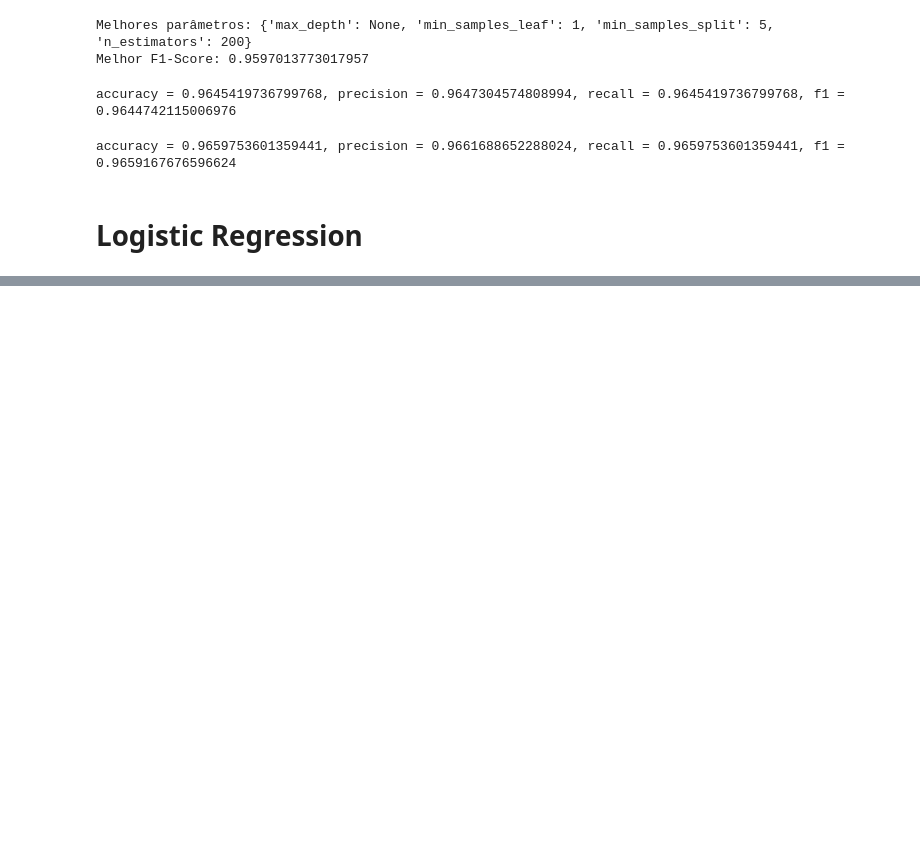
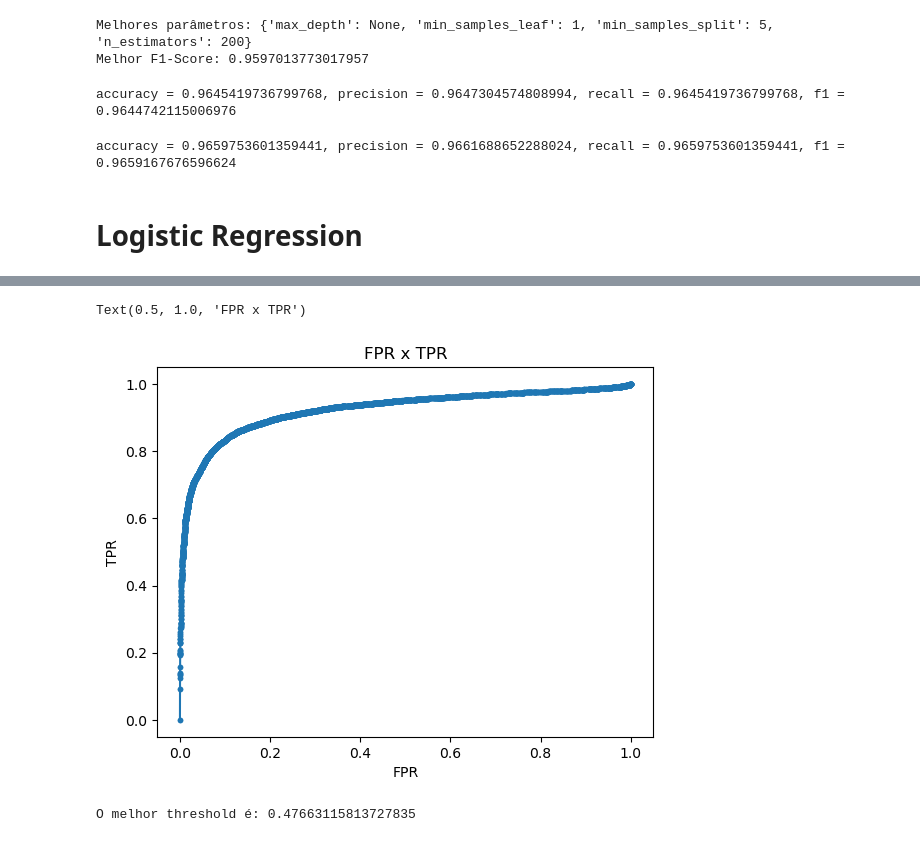
Before and after one commit to LuigiFerrari14/Machine-Learning, a Jupyter notebook: projeto_aluno.ipynb, the cells around one changed output, grey strips where cells are left out. Cells and saved outputs as stored; diff of their text form; code cells hidden in the pictures; blank space fills up the shorter version.

```diff
--- a/projeto_aluno.ipynb
+++ b/projeto_aluno.ipynb
@@ -244,3 +248,19 @@ print('accuracy = {}, precision = {}, recall = {}, f1 = {}'.format(accuracy, pre
 accuracy = 0.9659753601359441, precision = 0.9661688652288024, recall = 0.9659753601359441, f1 = 0.9659167676596624
 # %% [markdown]
 # Logistic Regression
+# %%
+#model
+model = lm.LogisticRegression(solver='lbfgs', random_state=42)
+
+#fit
+model.fit(X_train, y_train)
+
+y_pred = model.predict(X_train)
+
+accuracy = accuracy_score(y_train, y_pred)
+precision = precision_score(y_train, y_pred, average='weighted')
+recall = recall_score(y_train, y_pred, average='weighted')
+f1 = f1_score(y_train, y_pred, average='weighted')
+
+# Performance training
+print('accuracy = {}, precision = {}, recall = {}, f1 = {}'.format(accuracy, precision, recall, f1))
@@ -246,0 +276,28 @@ accuracy = 0.9659753601359441, precision = 0.9661688652288024, recall = 0.965975
+# %%
+#performance
+pred_prob = model.predict_proba(X_val)
+pred_prob = pred_prob[:,1]
+# %%
+#roc curve
+fpr, tpr, thresholds = mt.roc_curve(y_val, pred_prob)
+# %%
+plt.plot(fpr, tpr, marker='.')
+plt.xlabel("FPR")
+plt.ylabel("TPR")
+plt.title("FPR x TPR")
+# %% [output]
+Text(0.5, 1.0, 'FPR x TPR')
+[figure, added]
+# %%
+# Calcula a distância de cada ponto ao ideal (0,1)
+distances = np.sqrt((fpr - 0)**2 + (tpr - 1)**2)
+
+# Encontra o índice do menor valor (ponto mais próximo de (0, 1))
+best_index = np.argmin(distances)
+
+# Obtém o threshold correspondente
+best_threshold = thresholds[best_index]
+
+print(f"O melhor threshold é: {best_threshold}")
+# %% [output]
+O melhor threshold é: 0.47663115813727835
```
Also changed, not shown: parts of 54 cells of this notebook.
